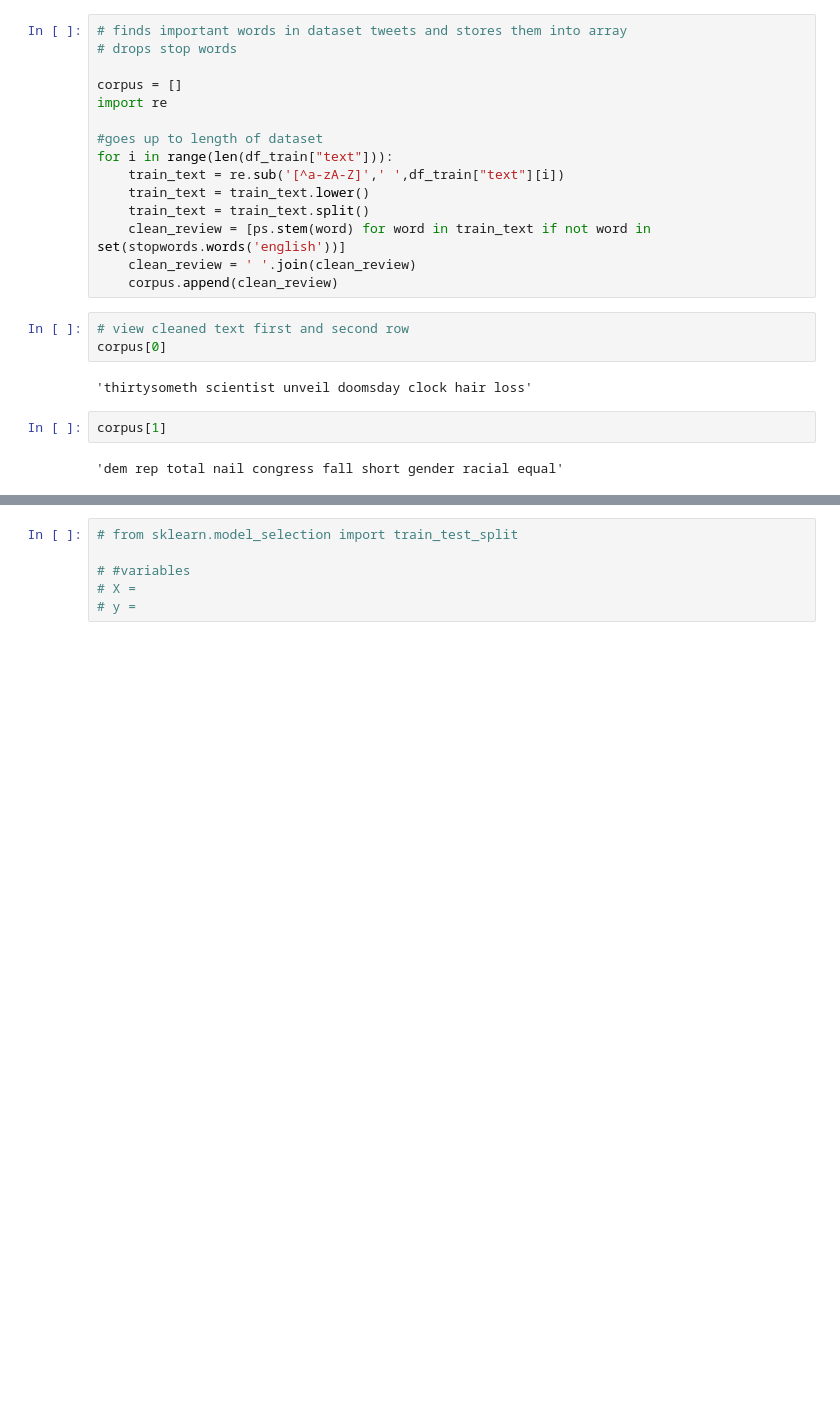
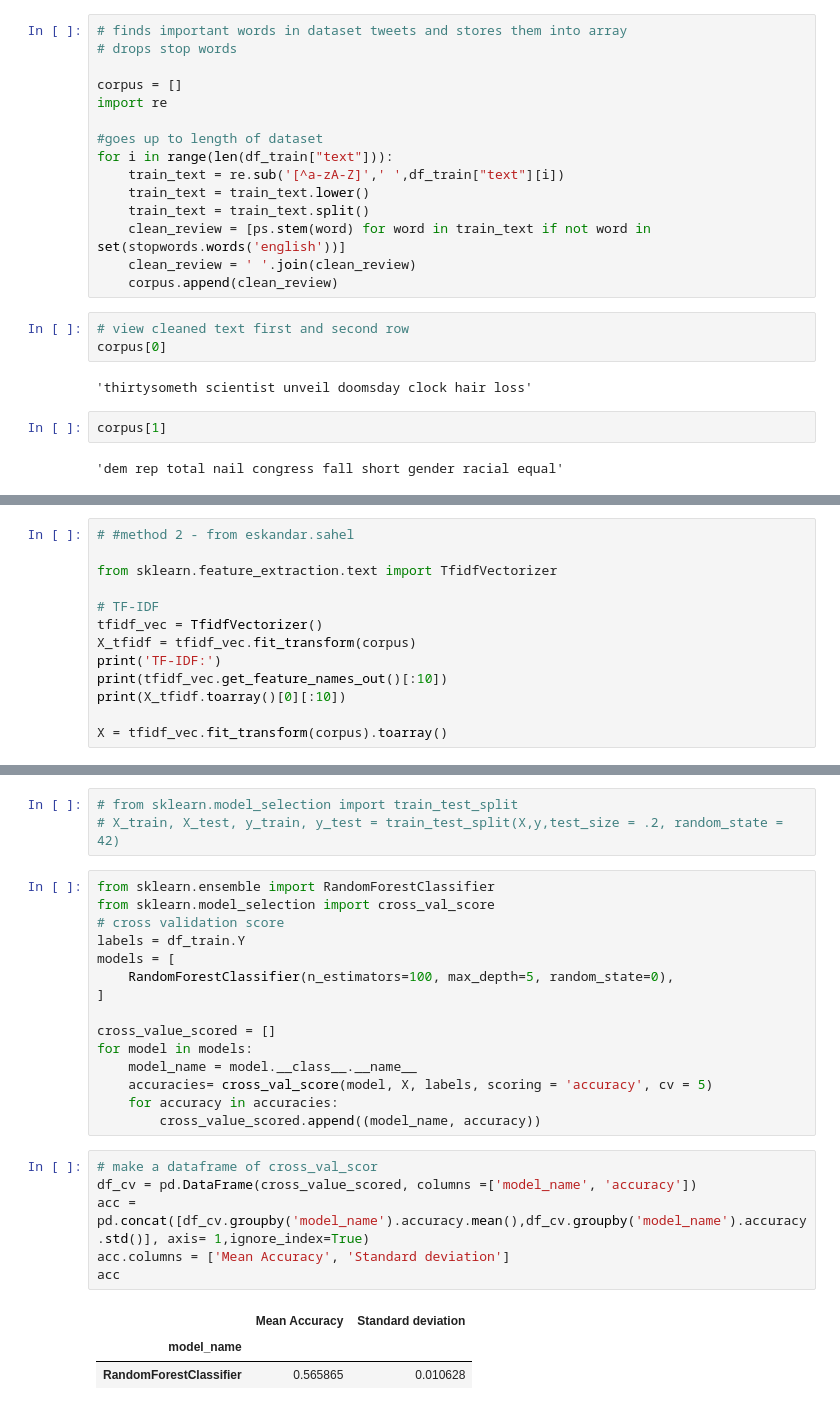
Before and after one commit to MeganTran6023/NLP_Sarcasm, a Jupyter notebook: NLP_Sarcasm Dataset.ipynb, the cells around one changed output, grey strips where cells are left out. Saved outputs shown, nothing was run; the diff lists cells and outputs as text; blank space fills up the shorter version.

```diff
--- a/NLP_Sarcasm Dataset.ipynb
+++ b/NLP_Sarcasm Dataset.ipynb
@@ -173,0 +163,13 @@ array([1, 0, 0, ..., 1, 0, 1], dtype=int64)
+# %%
+# #method 2 - from eskandar.sahel
+
+from sklearn.feature_extraction.text import TfidfVectorizer
+
+# TF-IDF
+tfidf_vec = TfidfVectorizer()
+X_tfidf = tfidf_vec.fit_transform(corpus)
+print('TF-IDF:')
+print(tfidf_vec.get_feature_names_out()[:10])
+print(X_tfidf.toarray()[0][:10])
+
+X = tfidf_vec.fit_transform(corpus).toarray()
@@ -176,6 +193,28 @@ array([1, 0, 0, ..., 1, 0, 1], dtype=int64)
 # %%
 # from sklearn.model_selection import train_test_split
-
-# #variables
-# X =
-# y =
+# X_train, X_test, y_train, y_test = train_test_split(X,y,test_size = .2, random_state = 42)
+# %%
+from sklearn.ensemble import RandomForestClassifier
+from sklearn.model_selection import cross_val_score
+# cross validation score
+labels = df_train.Y
+models = [
+    RandomForestClassifier(n_estimators=100, max_depth=5, random_state=0),
+]
+
+cross_value_scored = []
+for model in models:
+    model_name = model.__class__.__name__
+    accuracies= cross_val_score(model, X, labels, scoring = 'accuracy', cv = 5)
+    for accuracy in accuracies:
+        cross_value_scored.append((model_name, accuracy))
+# %%
+# make a dataframe of cross_val_scor
+df_cv = pd.DataFrame(cross_value_scored, columns =['model_name', 'accuracy'])
+acc = pd.concat([df_cv.groupby('model_name').accuracy.mean(),df_cv.groupby('model_name').accuracy.std()], axis= 1,ignore_index=True)
+acc.columns = ['Mean Accuracy', 'Standard deviation']
+acc
+# %% [output]
+|  | Mean Accuracy | Standard deviation |
+| model_name |  |  |
+| RandomForestClassifier | 0.565865 | 0.010628 |
```
Also changed, not shown: parts of 11 cells of this notebook.
